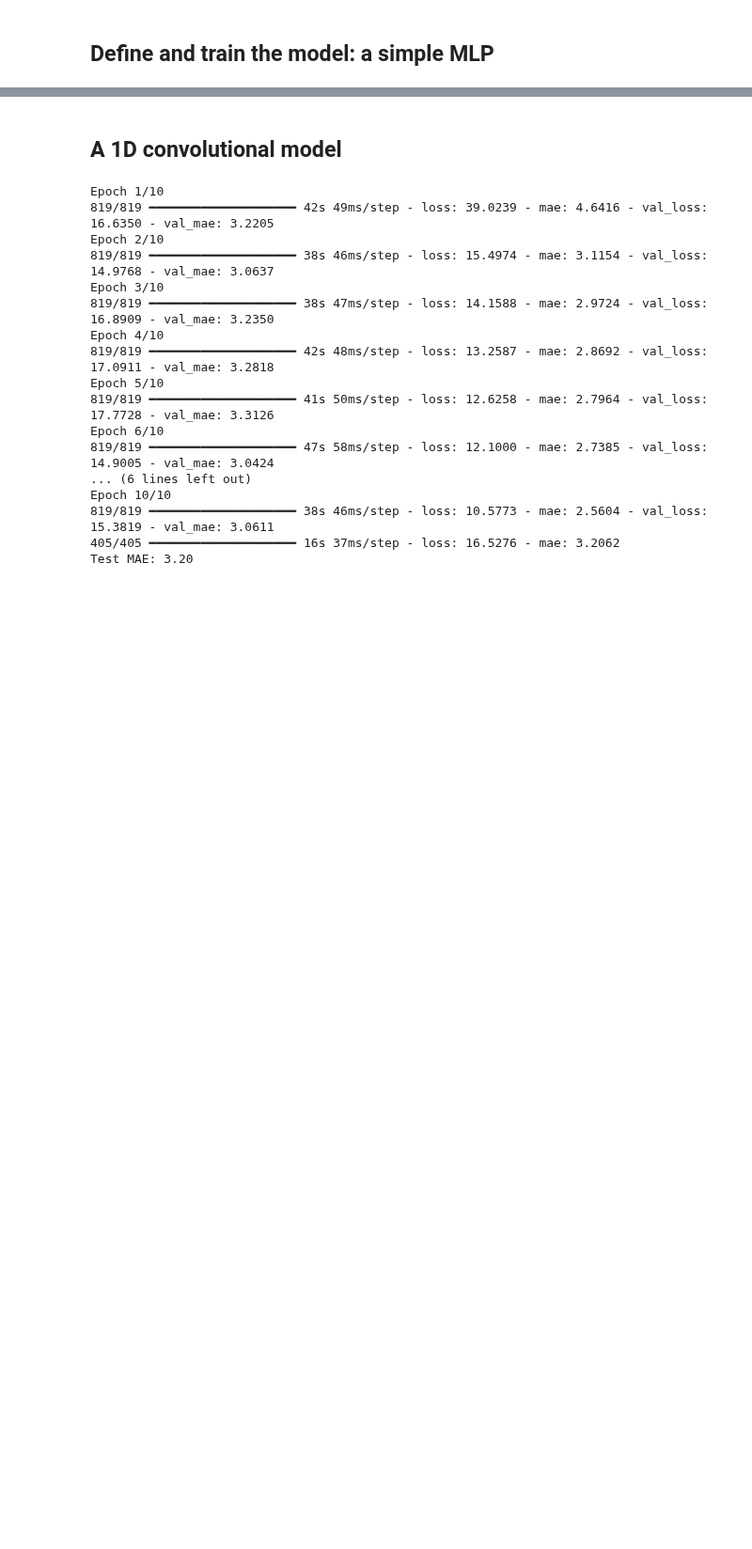
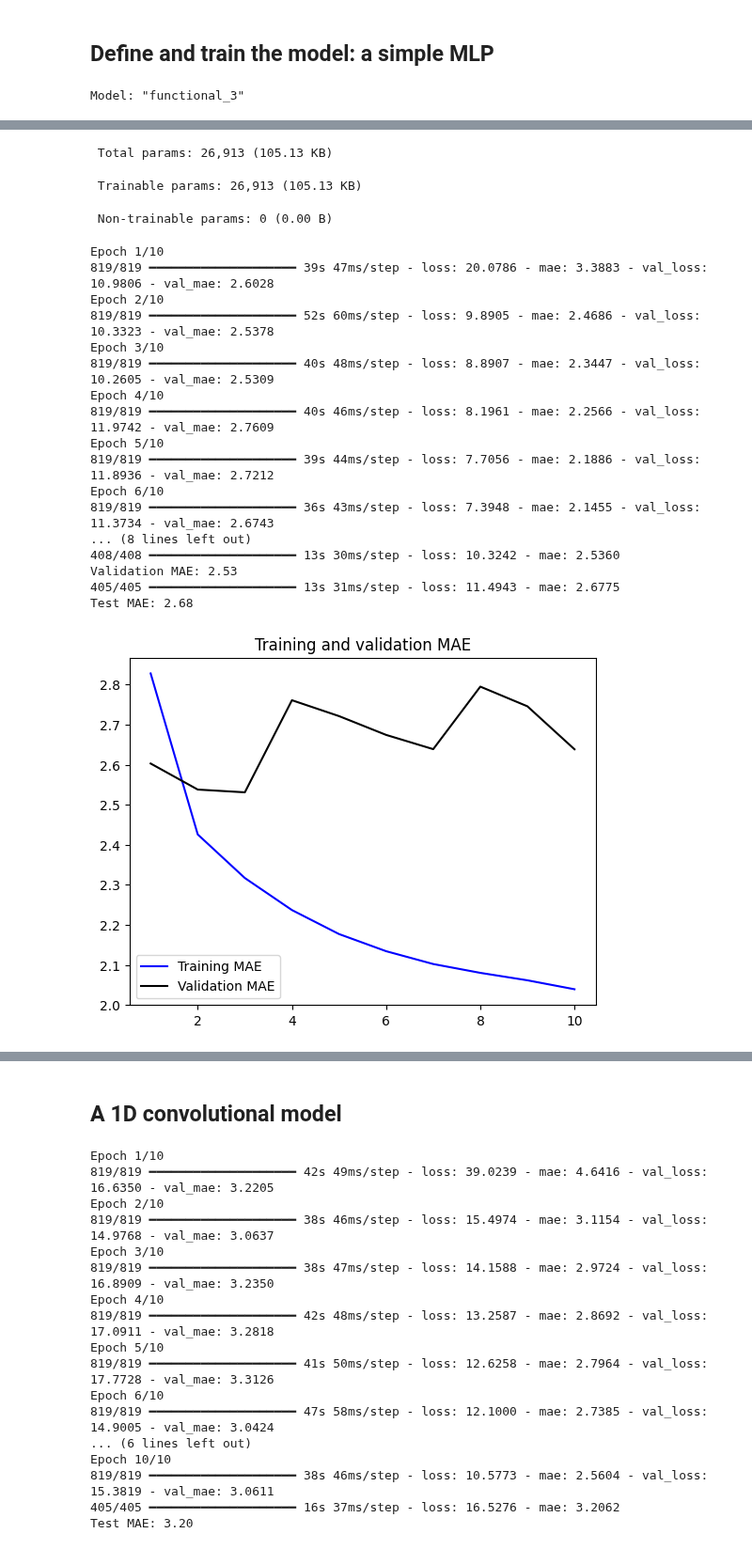
Before and after one commit to safeliquids/notebooks-for-NES2-2024, a Jupyter notebook: lecture_09/simple_time_series.ipynb, the cells around one changed output, grey strips where cells are left out. Shown at 94% size. Drawn from its saved outputs; the diff is of its cells as text; code cells hidden in the pictures; blank space fills up the shorter version.

```diff
--- a/lecture_09/simple_time_series.ipynb
+++ b/lecture_09/simple_time_series.ipynb
@@ -216,0 +341,17 @@ targets shape: (256,)
+# %%
+import tensorflow as tf
+
+
+def reshape_samples(samples, targets):
+    batch_size = tf.shape(samples)[0] # Use tf.shape to get the dynamic batch size
+    reshaped_samples = tf.reshape(samples, (batch_size, -1))  # Flatten the samples
+    return reshaped_samples, targets
+
+train_dataset_fl = train_dataset.map(reshape_samples)
+val_dataset_fl = val_dataset.map(reshape_samples)
+test_dataset_fl = test_dataset.map(reshape_samples)
+
+for samples, targets in train_dataset_fl:
+    print("samples shape:", samples.shape)
+    print("targets shape:", targets.shape)
+    break
@@ -296,36 +381,28 @@ print("Test targets shape:", test_targets.shape)
 # %%
-'''
 import keras
 from keras import layers
 
-# Define the simple MLP model
-inputs = keras.Input(shape=flattened_train_data.shape)  # Match sequence length and number of features
-x = layers.Dense(16, activation="relu")(inputs)  # Fully connected layer
-outputs = layers.Dense(1)(x)  # Output layer for single target
 
-
+inputs = keras.Input(shape=(sequence_length * raw_data.shape[-1],))
+#x = layers.Flatten()(inputs)
+x = layers.Dense(16, activation="relu")(inputs)
+outputs = layers.Dense(1)(x)
 model = keras.Model(inputs, outputs)
 model.summary()
-
-print(sequence_length, raw_data.shape[-1])
-print(train_dataset)
 
 callbacks = [
     keras.callbacks.ModelCheckpoint("jena_dense.keras",
                                     save_best_only=True)
 ]
 model.compile(optimizer="rmsprop", loss="mse", metrics=["mae"])
-
-history = model.fit(flattened_train_data, train_targets,
+history = model.fit(train_dataset_fl,
                     epochs=10,
-                    batch_size = batch_size,
-                    validation_data= (flattened_val_data, val_targets),
+                    validation_data=val_dataset_fl,
                     callbacks=callbacks)
 
 model = keras.models.load_model("jena_dense.keras")
-print(f"Test MAE: {model.evaluate(flattened_test_data, test_targets)[1]:.2f}")
-
-
+print(f"Validation MAE: {model.evaluate(val_dataset_fl)[1]:.2f}")
+print(f"Test MAE: {model.evaluate(test_dataset_fl)[1]:.2f}")
 
 import matplotlib.pyplot as plt
 loss = history.history["mae"]
@@ -337,4 +414,5 @@ plt.plot(epochs, val_loss, "k", label="Validation MAE")
 plt.title("Training and validation MAE")
 plt.legend()
 plt.show()
-'''
+# %% [output]
+Model: "functional_3"
@@ -340,0 +428,21 @@ plt.show()
+ Total params: 26,913 (105.13 KB)
+ Trainable params: 26,913 (105.13 KB)
+ Non-trainable params: 0 (0.00 B)
+Epoch 1/10
+819/819 ━━━━━━━━━━━━━━━━━━━━ 39s 47ms/step - loss: 20.0786 - mae: 3.3883 - val_loss: 10.9806 - val_mae: 2.6028
+Epoch 2/10
+819/819 ━━━━━━━━━━━━━━━━━━━━ 52s 60ms/step - loss: 9.8905 - mae: 2.4686 - val_loss: 10.3323 - val_mae: 2.5378
+Epoch 3/10
+819/819 ━━━━━━━━━━━━━━━━━━━━ 40s 48ms/step - loss: 8.8907 - mae: 2.3447 - val_loss: 10.2605 - val_mae: 2.5309
+Epoch 4/10
+819/819 ━━━━━━━━━━━━━━━━━━━━ 40s 46ms/step - loss: 8.1961 - mae: 2.2566 - val_loss: 11.9742 - val_mae: 2.7609
+Epoch 5/10
+819/819 ━━━━━━━━━━━━━━━━━━━━ 39s 44ms/step - loss: 7.7056 - mae: 2.1886 - val_loss: 11.8936 - val_mae: 2.7212
+Epoch 6/10
+819/819 ━━━━━━━━━━━━━━━━━━━━ 36s 43ms/step - loss: 7.3948 - mae: 2.1455 - val_loss: 11.3734 - val_mae: 2.6743
+... (8 lines left out)
+408/408 ━━━━━━━━━━━━━━━━━━━━ 13s 30ms/step - loss: 10.3242 - mae: 2.5360
+Validation MAE: 2.53
+405/405 ━━━━━━━━━━━━━━━━━━━━ 13s 31ms/step - loss: 11.4943 - mae: 2.6775
+Test MAE: 2.68
+[figure, added]
```
Also changed, not shown: parts of 12 cells of this notebook.
